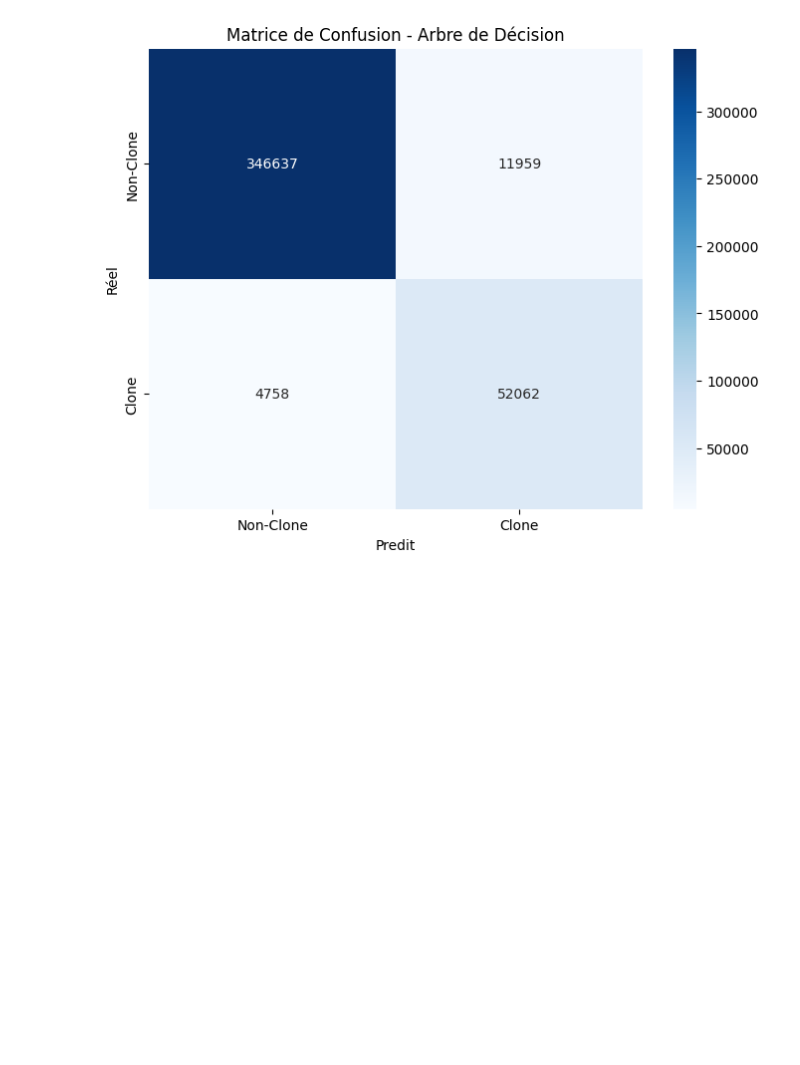
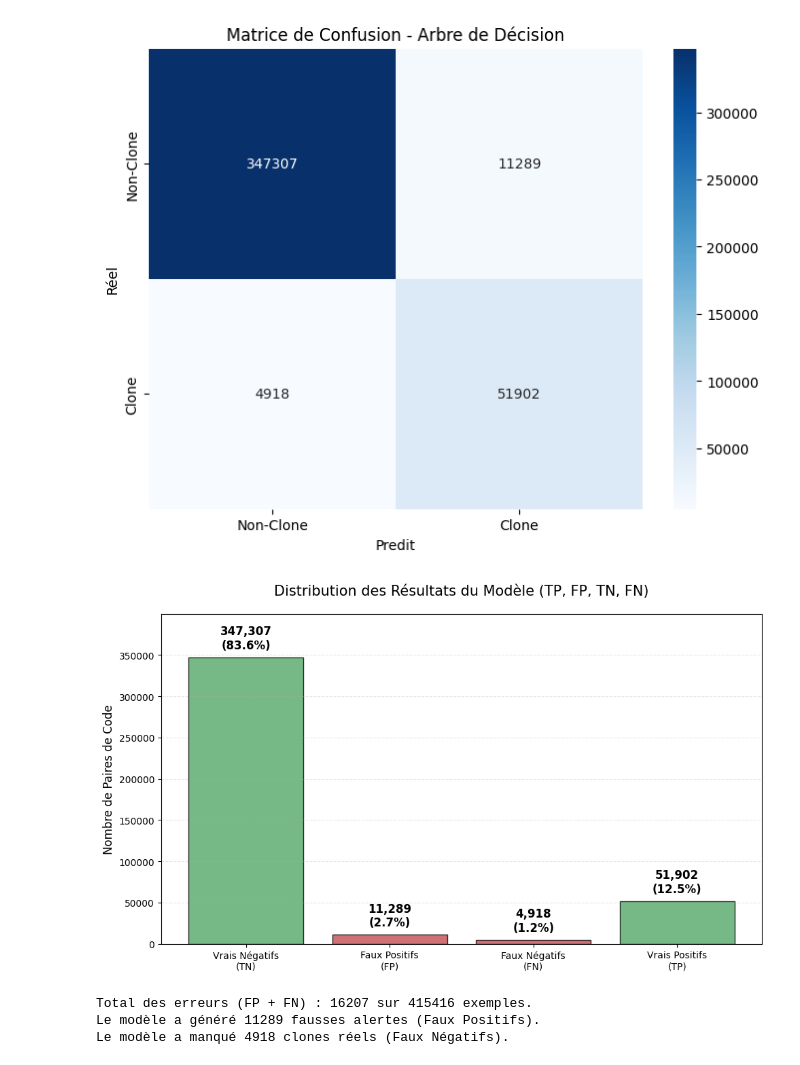
Before and after one commit to Maxxiiime/CodeCloneValidation, a Jupyter notebook: DecisionTree.ipynb, the cells around one changed output. Drawn from its saved outputs; the diff is of its cells as text; code cells hidden in the pictures; blank space fills up the shorter version.

```diff
--- a/DecisionTree.ipynb
+++ b/DecisionTree.ipynb
@@ -34,7 +34,8 @@ X_test = tfidf.transform(X_test_text)
 clf = DecisionTreeClassifier(
     max_depth=50,       # Important pour éviter le surapprentissage et réduire le temps
     random_state=42,
-    min_samples_leaf=5  # Lisse un peu le modèle
+    min_samples_leaf=5,  # Lisse un peu le modèle
+    class_weight='balanced'
 )
 # %%
 clf.fit(X_train, y_train)
@@ -97,3 +98,53 @@ plt.title('Matrice de Confusion - Arbre de Décision')
 plt.show()
 # %% [output]
 [figure]
+# %%
+import matplotlib.pyplot as plt
+import seaborn as sns
+from sklearn.metrics import confusion_matrix
+import numpy as np
+
+# 1. Calcul de la matrice de confusion
+# cm[0,0]: TN, cm[0,1]: FP, cm[1,0]: FN, cm[1,1]: TP
+cm = confusion_matrix(y_test, y_pred)
+tn, fp, fn, tp = cm.ravel()
+
+# 2. Préparation des données pour le graphique
+categories = ['Vrais Négatifs\n(TN)', 'Faux Positifs\n(FP)',
+              'Faux Négatifs\n(FN)', 'Vrais Positifs\n(TP)']
+counts = [tn, fp, fn, tp]
+# Couleurs : Vert pour les bonnes prédictions, Rouge pour les erreurs
+colors = ['#55a868', '#c44e52', '#c44e52', '#55a868']
+
+# 3. Création du diagramme en barres
+plt.figure(figsize=(10, 6))
+bars = plt.bar(categories, counts, color=colors, edgecolor='black', alpha=0.8)
+
+# 4. Ajout des pourcentages et des valeurs
+total = sum(counts)
+for bar in bars:
+    height = bar.get_height()
+    percentage = (height / total) * 100
+    plt.text(bar.get_x() + bar.get_width() / 2, height + (max(counts)*0.02),
+             f'{int(height):,}\n({percentage:.1f}%)',
+             ha='center', va='bottom', fontsize=12, fontweight='bold')
+
+# 5. Esthétique
+plt.title('Distribution des Résultats du Modèle (TP, FP, TN, FN)', fontsize=15, pad=20)
+plt.ylabel('Nombre de Paires de Code', fontsize=12)
+plt.ylim(0, max(counts) * 1.15) # Marge au-dessus
+plt.grid(axis='y', linestyle='--', alpha=0.3)
+
+# Affichage
+plt.tight_layout()
+plt.show()
+
+# --- Analyse Textuelle ---
+print(f"Total des erreurs (FP + FN) : {fp + fn} sur {total} exemples.")
+print(f"Le modèle a généré {fp} fausses alertes (Faux Positifs).")
+print(f"Le modèle a manqué {fn} clones réels (Faux Négatifs).")
+# %% [output]
+[figure, added]
+Total des erreurs (FP + FN) : 16207 sur 415416 exemples.
+Le modèle a généré 11289 fausses alertes (Faux Positifs).
+Le modèle a manqué 4918 clones réels (Faux Négatifs).
```
Also changed, not shown: parts of 4 cells of this notebook.
